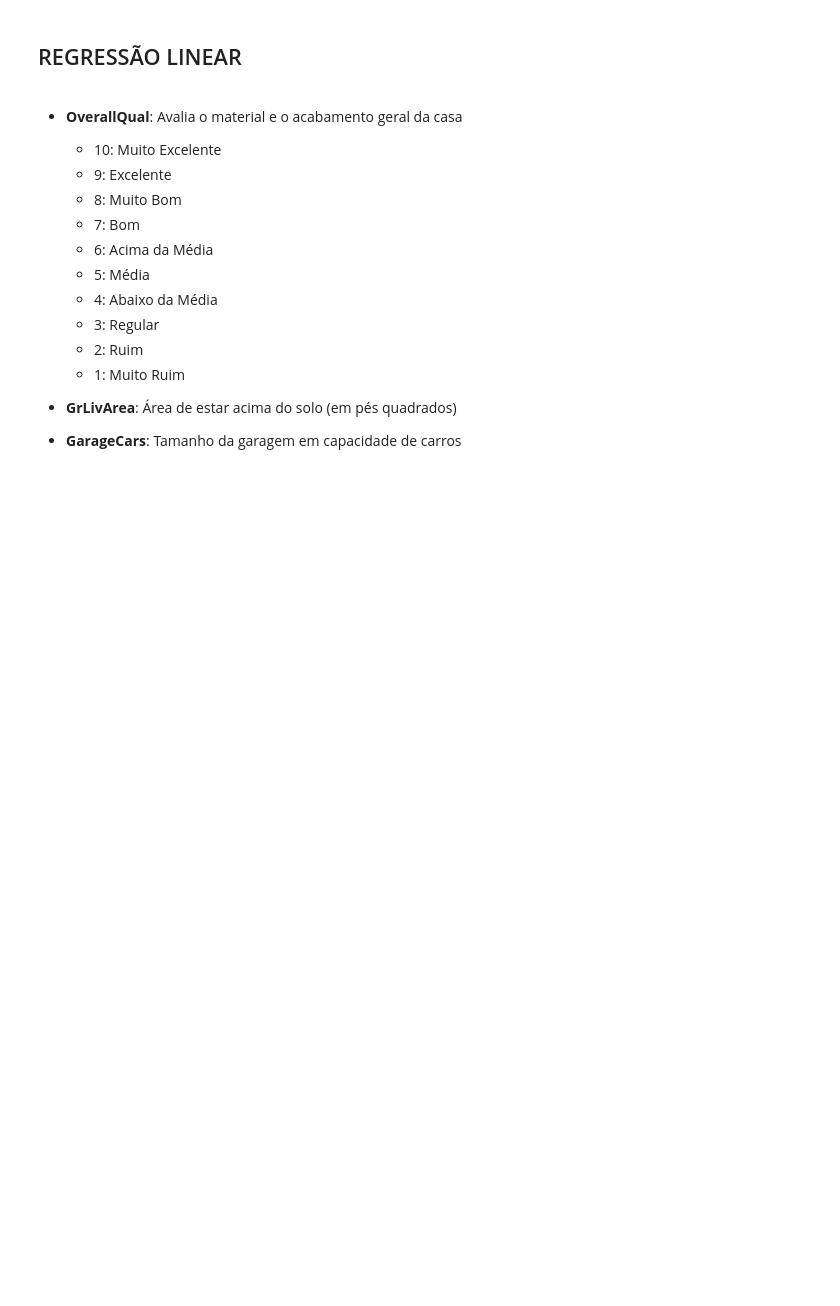
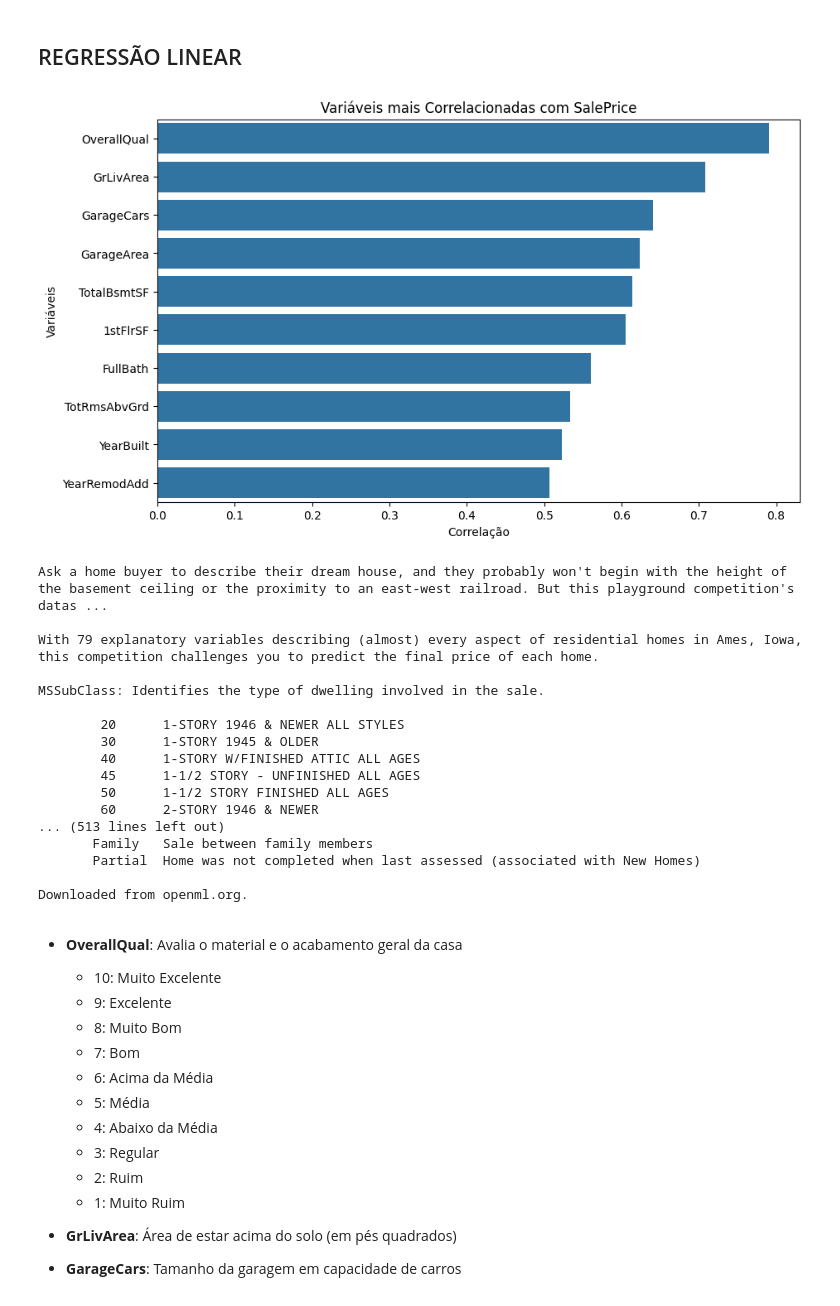
Before and after one commit to rafaelmoura23/AI-with-ML-java, a Jupyter notebook: MachineLearning - Copia/house_price/models.ipynb, the cells around one changed output. Drawn from its saved outputs; the diff is of its cells as text; code cells hidden in the pictures; blank space fills up the shorter version.

```diff
--- a/MachineLearning - Copia/house_price/models.ipynb
+++ b/MachineLearning - Copia/house_price/models.ipynb
@@ -39,16 +23,35 @@ df_encoded = pd.get_dummies(df, drop_first=True)
 # %%
 # Calculando a correlação com a variável alvo (SalePrice)
 correlation = df_encoded.corr()['SalePrice'].sort_values(ascending=False)
-top_10_features = correlation.drop('SalePrice').head(10)
+top_10_features = correlation.drop('SalePrice').head(10).index
 # %%
 plt.figure(figsize=(10, 6))
-sns.barplot(x=top_10_features.values, y=top_10_features.index)
-plt.title(' Variáveis mais Correlacionadas com SalePrice')
+sns.barplot(x=correlation[top_10_features], y=top_10_features)
+plt.title('Variáveis mais Correlacionadas com SalePrice')
 plt.xlabel('Correlação')
 plt.ylabel('Variáveis')
 plt.show()
 
 print(housing.DESCR)
+# %% [output]
+[figure, added]
+Ask a home buyer to describe their dream house, and they probably won't begin with the height of the basement ceiling or the proximity to an east-west railroad. But this playground competition's datas ...
+
+With 79 explanatory variables describing (almost) every aspect of residential homes in Ames, Iowa, this competition challenges you to predict the final price of each home.
+
+MSSubClass: Identifies the type of dwelling involved in the sale.
+
+        20      1-STORY 1946 & NEWER ALL STYLES
+        30      1-STORY 1945 & OLDER
+        40      1-STORY W/FINISHED ATTIC ALL AGES
+        45      1-1/2 STORY - UNFINISHED ALL AGES
+        50      1-1/2 STORY FINISHED ALL AGES
+        60      2-STORY 1946 & NEWER
+... (513 lines left out)
+       Family   Sale between family members
+       Partial  Home was not completed when last assessed (associated with New Homes)
+
+Downloaded from openml.org.
 # %% [markdown]
 
 
```
Also changed, not shown: parts of 3 cells of this notebook.
